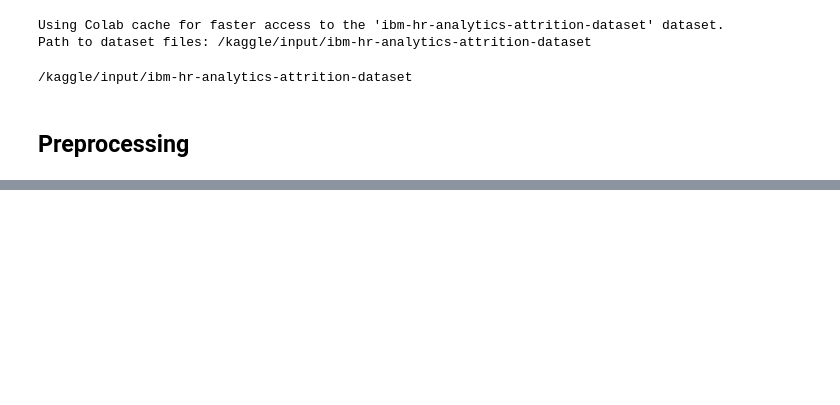
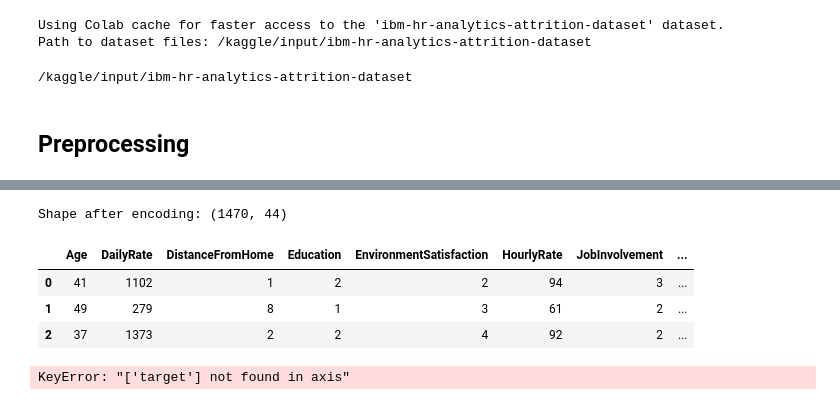
Before and after one commit to vorrjjard-2/bi_finalproj, a Jupyter notebook: part-2/main.ipynb, the cells around one changed output, grey strips where cells are left out. Cells and saved outputs as stored; diff of their text form; code cells hidden in the pictures; blank space fills up the shorter version.

```diff
--- a/part-2/main.ipynb
+++ b/part-2/main.ipynb
@@ -66,0 +89,23 @@ NameError: name 'df' is not defined
+# %%
+# 4. Encode categorical variables (one-hot encoding)
+
+df = pd.get_dummies(df, columns=cat_cols, drop_first=True, dtype=int)
+
+print(f"Shape after encoding: {df.shape}")
+df.head(3)
+# %% [output]
+Shape after encoding: (1470, 44)
+|  | Age | DailyRate | DistanceFromHome | Education | EnvironmentSatisfaction | HourlyRate | JobInvolvement | ... |
+| 0 | 41 | 1102 | 1 | 2 | 2 | 94 | 3 | ... |
+| 1 | 49 | 279 | 8 | 1 | 3 | 61 | 2 | ... |
+| 2 | 37 | 1373 | 2 | 2 | 4 | 92 | 2 | ... |
+# %%
+# 5. Split features and target
+
+X = df.drop(columns=['target'])
+y = df['target']
+
+print(f"X shape: {X.shape}")
+print(f"y distribution:\n{y.value_counts(normalize=True)}")
+# %% [output]
+KeyError: "['target'] not found in axis"
```
Also changed, not shown: parts of 8 cells of this notebook.
